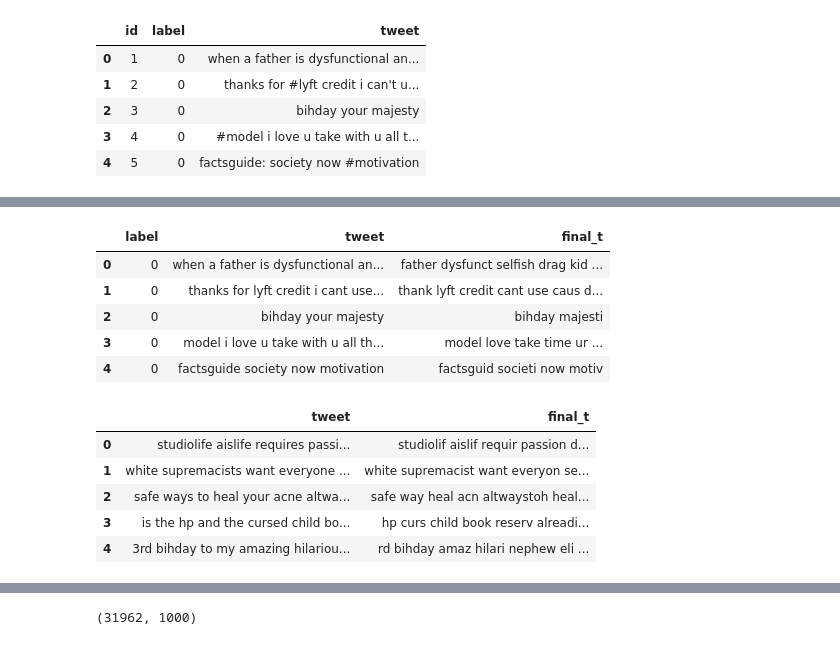
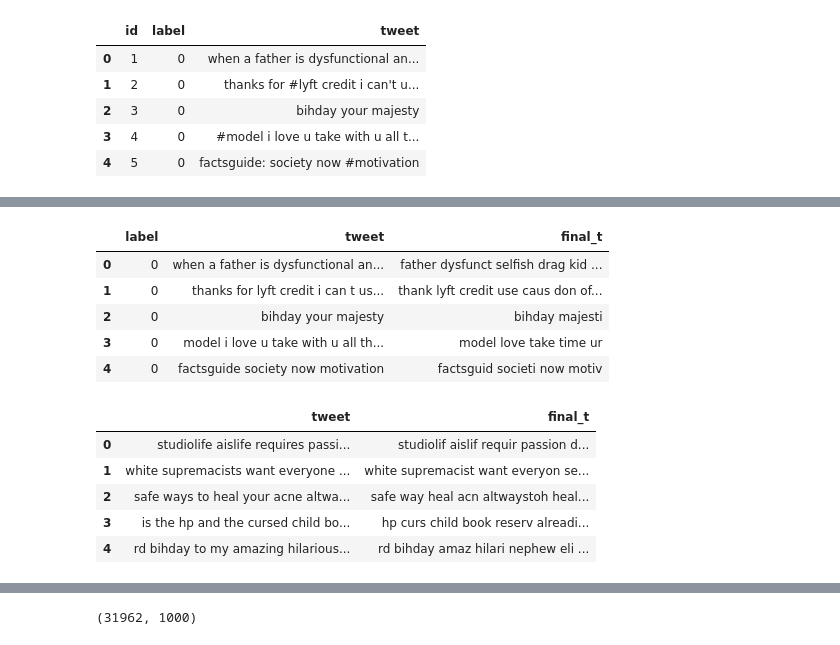
Before and after one commit to Suhask98/Twitter-sentiment-analysis, a Jupyter notebook: twitter_ana_code.ipynb, the cells around one changed output, grey strips where cells are left out. Drawn from its saved outputs; the diff is of its cells as text; code cells hidden in the pictures.

```diff
--- a/twitter_ana_code.ipynb
+++ b/twitter_ana_code.ipynb
@@ -68,6 +69,7 @@ test.head()
 # %%
-#combining the unnamed columns to v2 and forming a new column
-#to basically get the whole message
+train['tweet'] = train['tweet'].str.replace("[^a-zA-Z#]", " ")#this command removes extra set of special characters for training set
+test['tweet'] = test['tweet'].str.replace("[^a-zA-Z#]", " ")#this command removes extra set of special characters for testing set
+
 train.fillna(' ',inplace = True)
 test.fillna(' ',inplace = True)
 train['tweet']=train['tweet'].str.strip() #removing the white spaces
@@ -110,15 +105,13 @@ train.head()
-# %%
-train['final_t'] = train['final_t'].str.replace("[^a-zA-Z#]", " ")
-test['final_t'] = test['final_t'].str.replace("[^a-zA-Z#]", " ")
 # %%
 #dropping every column except what we need , v1 and final_t
-train.drop(['tokenwd','cleanedt','stemed','id'],axis=1).head()
+train_df=train.drop(['tokenwd','cleanedt','stemed','id'],axis=1)
+train_df.head()
 # %% [output]
 |  | label | tweet | final_t |
 | 0 | 0 | when a father is dysfunctional an... | father dysfunct selfish drag kid ... |
-| 1 | 0 | thanks for lyft credit i cant use... | thank lyft credit cant use caus d... |
+| 1 | 0 | thanks for lyft credit i can t us... | thank lyft credit use caus don of... |
 | 2 | 0 | bihday your majesty | bihday majesti |
-| 3 | 0 | model i love u take with u all th... | model love take time ur ... |
+| 3 | 0 | model i love u take with u all th... | model love take time ur |
 | 4 | 0 | factsguide society now motivation | factsguid societi now motiv |
 # %%
 test.drop(['tokenwd','cleanedt','stemed','id'],axis=1).head()
@@ -128,4 +121,4 @@ test.drop(['tokenwd','cleanedt','stemed','id'],axis=1).head()
 | 1 | white supremacists want everyone ... | white supremacist want everyon se... |
 | 2 | safe ways to heal your acne altwa... | safe way heal acn altwaystoh heal... |
 | 3 | is the hp and the cursed child bo... | hp curs child book reserv alreadi... |
-| 4 | 3rd bihday to my amazing hilariou... | rd bihday amaz hilari nephew eli ... |
+| 4 | rd bihday to my amazing hilarious... | rd bihday amaz hilari nephew eli ... |
```
Also changed, not shown: parts of 41 cells of this notebook.
